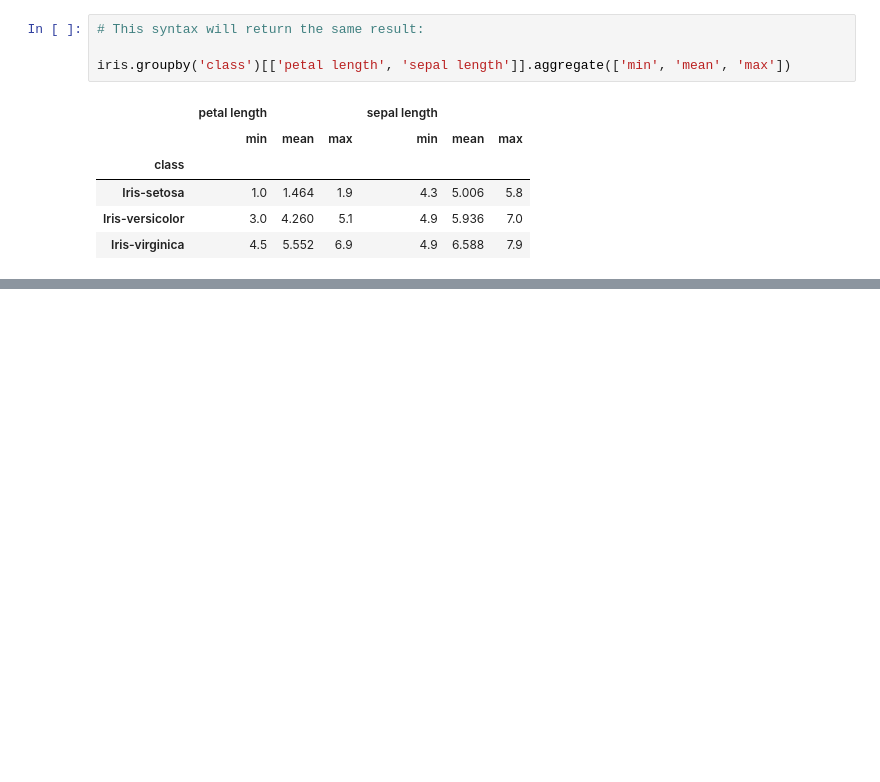
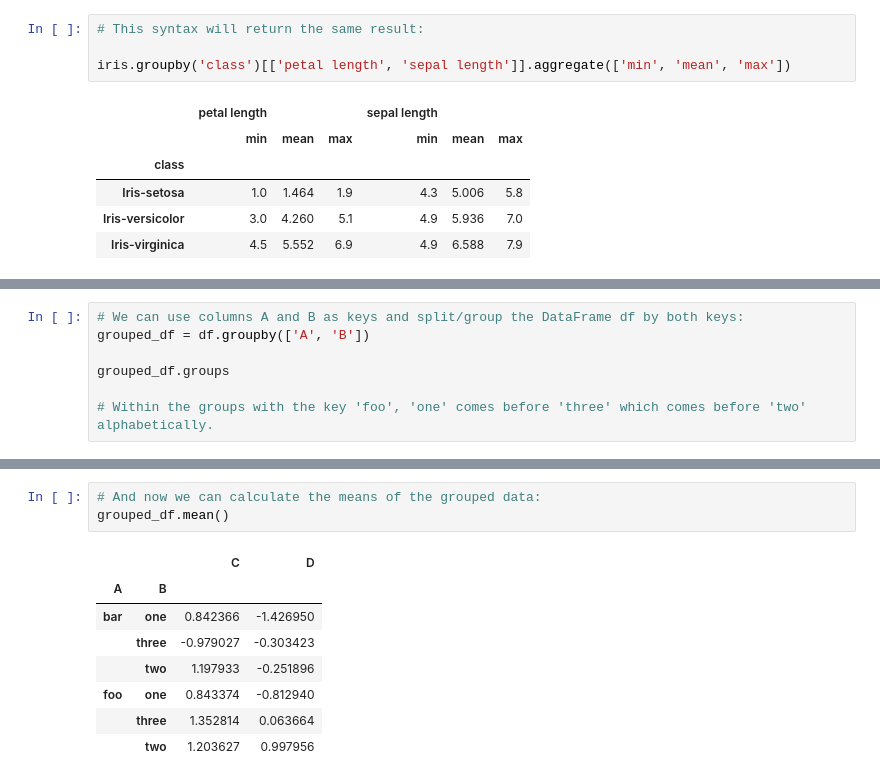
Before and after one commit to IgaMeddie/Data_Science_101, a Jupyter notebook: studying_pandas.ipynb, the cells around one changed output, grey strips where cells are left out. Cells and saved outputs as stored; diff of their text form; blank space fills up the shorter version.

```diff
--- a/studying_pandas.ipynb
+++ b/studying_pandas.ipynb
@@ -531,0 +558,7 @@ iris.groupby('class')[['petal length', 'sepal length']].aggregate(['min', 'mean'
+# %%
+# We can use columns A and B as keys and split/group the DataFrame df by both keys:
+grouped_df = df.groupby(['A', 'B'])
+
+grouped_df.groups
+
+# Within the groups with the key 'foo', 'one' comes before 'three' which comes before 'two' alphabetically.
@@ -531,0 +593,12 @@ iris.groupby('class')[['petal length', 'sepal length']].aggregate(['min', 'mean'
+# %%
+# And now we can calculate the means of the grouped data:
+grouped_df.mean()
+# %% [output]
+|  |  | C | D |
+| A | B |  |  |
+| bar | one | 0.842366 | -1.426950 |
+|  | three | -0.979027 | -0.303423 |
+|  | two | 1.197933 | -0.251896 |
+| foo | one | 0.843374 | -0.812940 |
+|  | three | 1.352814 | 0.063664 |
+|  | two | 1.203627 | 0.997956 |
```
Also changed, not shown: parts of 10 cells of this notebook.
